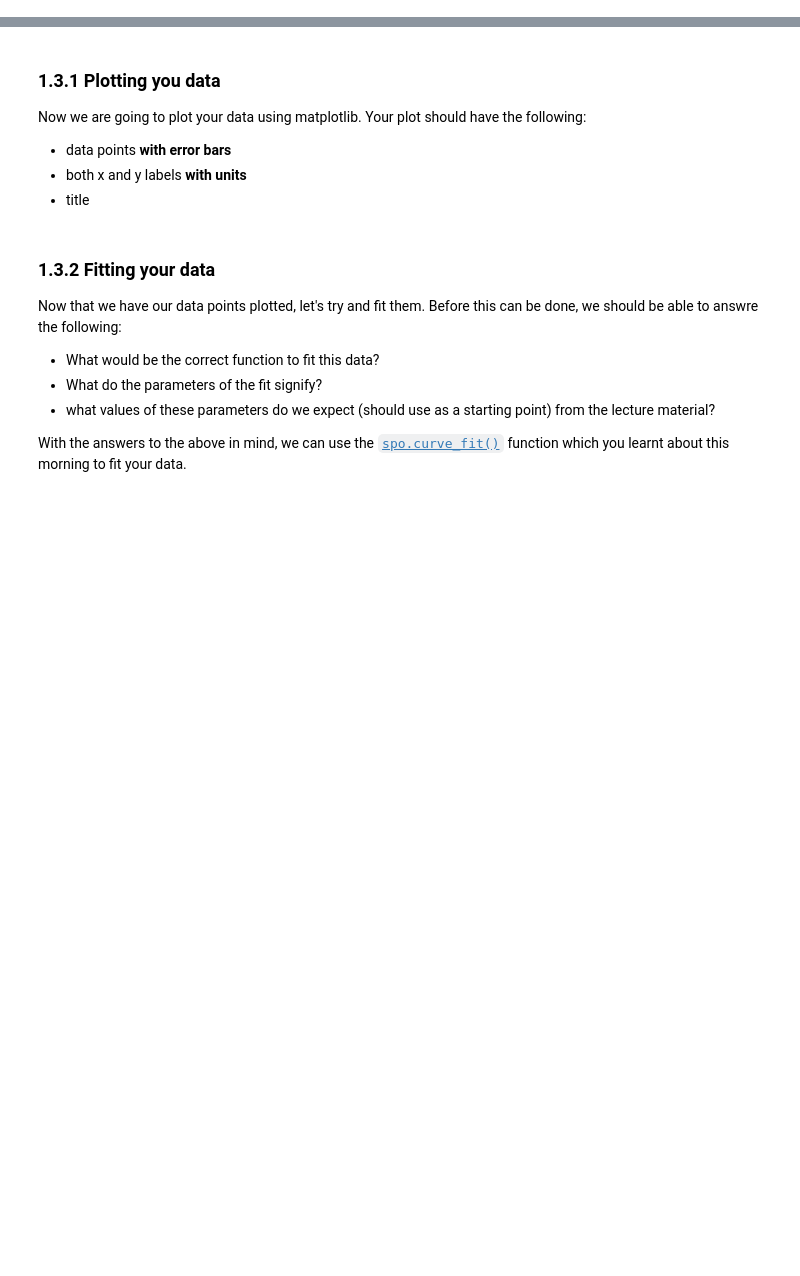
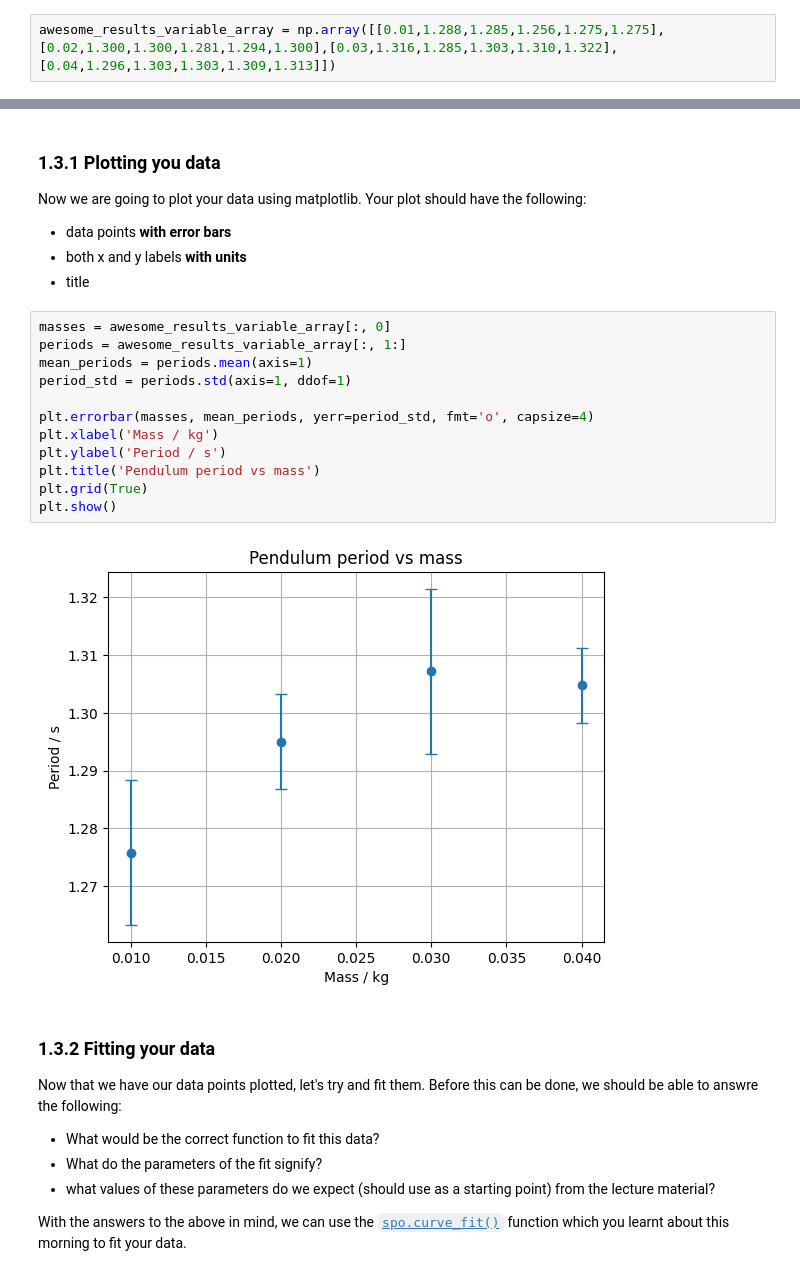
Before and after one commit to ShutBaton/physics-summer-school, a Jupyter notebook: notebooks/Experiments_1_2.ipynb, the cells around one changed output, grey strips where cells are left out. Cells and saved outputs as stored; diff of their text form; blank space fills up the shorter version.

```diff
--- a/notebooks/Experiments_1_2.ipynb
+++ b/notebooks/Experiments_1_2.ipynb
@@ -58,6 +58,8 @@ sheet1
 Sheet(cells=(Cell(column_end=0, column_start=0, row_end=0, row_start=0, type='numeric', value=0.0), Cell(colum…
 # %% [markdown]
 ## 1.2 Conduct the experiment
+# %%
+awesome_results_variable_array = np.array([[0.01,1.288,1.285,1.256,1.275,1.275],[0.02,1.300,1.300,1.281,1.294,1.300],[0.03,1.316,1.285,1.303,1.310,1.322],[0.04,1.296,1.303,1.303,1.309,1.313]])
 # %% [markdown]
 Now you should go ahead and conduct the experiment. Remember to try and make the most precise measurements that you can. You are free to approach the experiment however you wish and you are encouraged to innovate as necessary.
 
@@ -92,6 +94,20 @@ Now we are going to plot your data using matplotlib. Your plot should have the f
 * data points **with error bars**
 * both x and y labels **with units**
 * title
+# %%
+masses = awesome_results_variable_array[:, 0]
+periods = awesome_results_variable_array[:, 1:]
+mean_periods = periods.mean(axis=1)
+period_std = periods.std(axis=1, ddof=1)
+
+plt.errorbar(masses, mean_periods, yerr=period_std, fmt='o', capsize=4)
+plt.xlabel('Mass / kg')
+plt.ylabel('Period / s')
+plt.title('Pendulum period vs mass')
+plt.grid(True)
+plt.show()
+# %% [output]
+[figure, added]
 # %% [markdown]
 ### 1.3.2 Fitting your data
 
```
Also changed, not shown: parts of 4 cells of this notebook.
